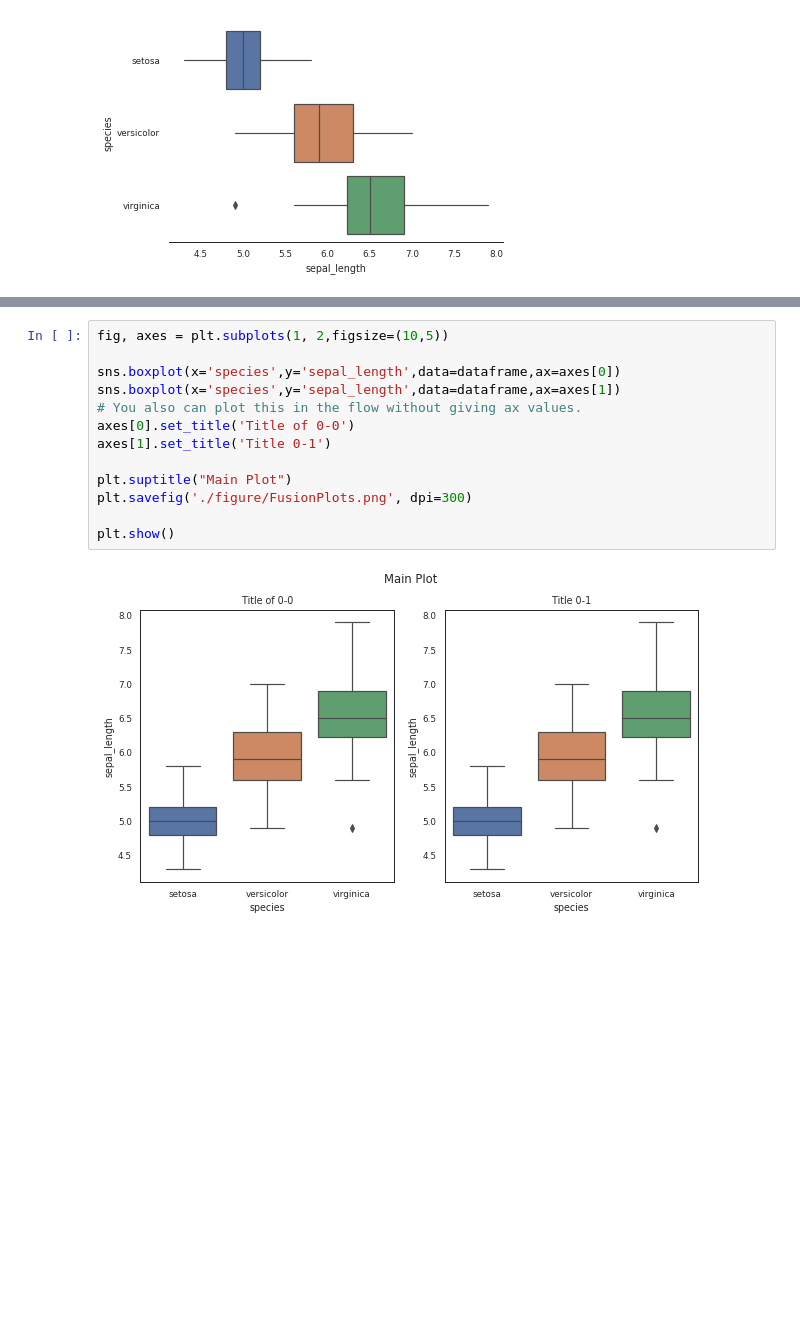
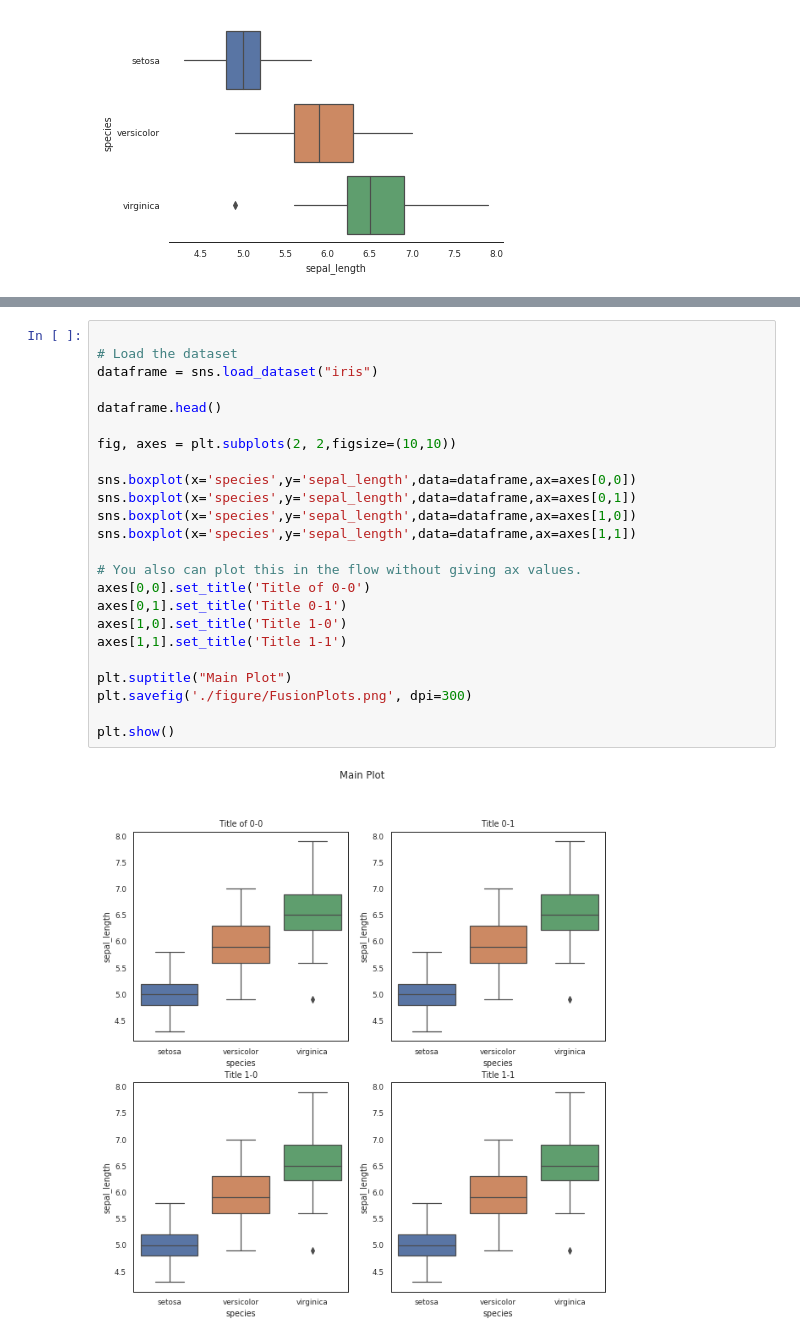
Before and after one commit to ZheFrench/Qbio, a Jupyter notebook: Module1.ipynb, the cells around one changed output, grey strips where cells are left out. Drawn from its saved outputs; the diff is of its cells as text; blank space fills up the shorter version.

```diff
--- a/Module1.ipynb
+++ b/Module1.ipynb
@@ -137,17 +273,28 @@ Where axes is an array with each subplot.
 We will see in Module 2 that we can do more complex combination of plots.
 ___
 # %%
-fig, axes = plt.subplots(1, 2,figsize=(10,5))
 
-sns.boxplot(x='species',y='sepal_length',data=dataframe,ax=axes[0])
-sns.boxplot(x='species',y='sepal_length',data=dataframe,ax=axes[1])
+# Load the dataset
+dataframe = sns.load_dataset("iris")
+
+dataframe.head()
+
+fig, axes = plt.subplots(2, 2,figsize=(10,10))
+
+sns.boxplot(x='species',y='sepal_length',data=dataframe,ax=axes[0,0])
+sns.boxplot(x='species',y='sepal_length',data=dataframe,ax=axes[0,1])
+sns.boxplot(x='species',y='sepal_length',data=dataframe,ax=axes[1,0])
+sns.boxplot(x='species',y='sepal_length',data=dataframe,ax=axes[1,1])
+
 # You also can plot this in the flow without giving ax values.
-axes[0].set_title('Title of 0-0')
-axes[1].set_title('Title 0-1')
+axes[0,0].set_title('Title of 0-0')
+axes[0,1].set_title('Title 0-1')
+axes[1,0].set_title('Title 1-0')
+axes[1,1].set_title('Title 1-1')
 
 plt.suptitle("Main Plot")
 plt.savefig('./figure/FusionPlots.png', dpi=300)
 
 plt.show()
 # %% [output]
-[figure, old version]
+[figure, new version]
```
Also changed, not shown: parts of 15 cells of this notebook, 15 other files.
